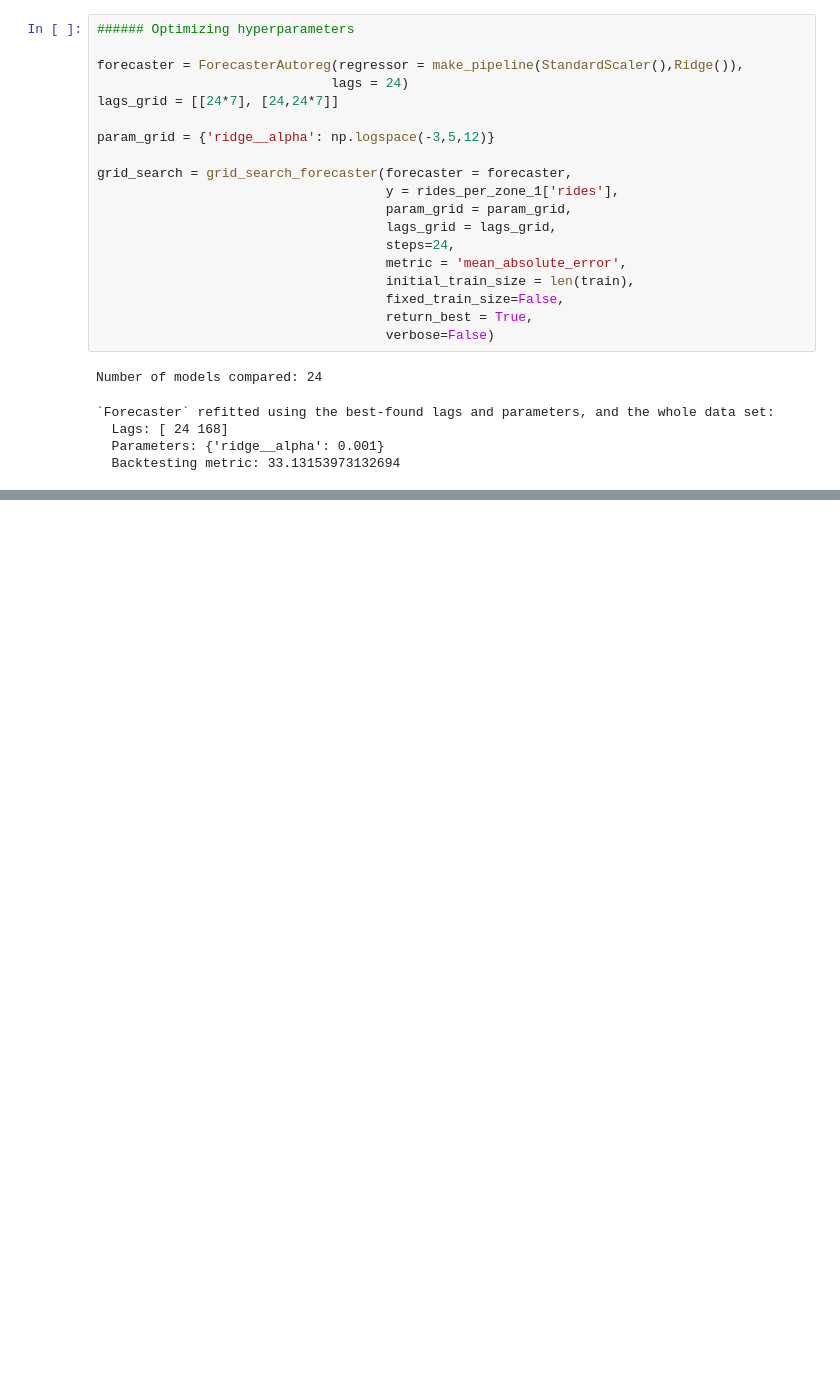
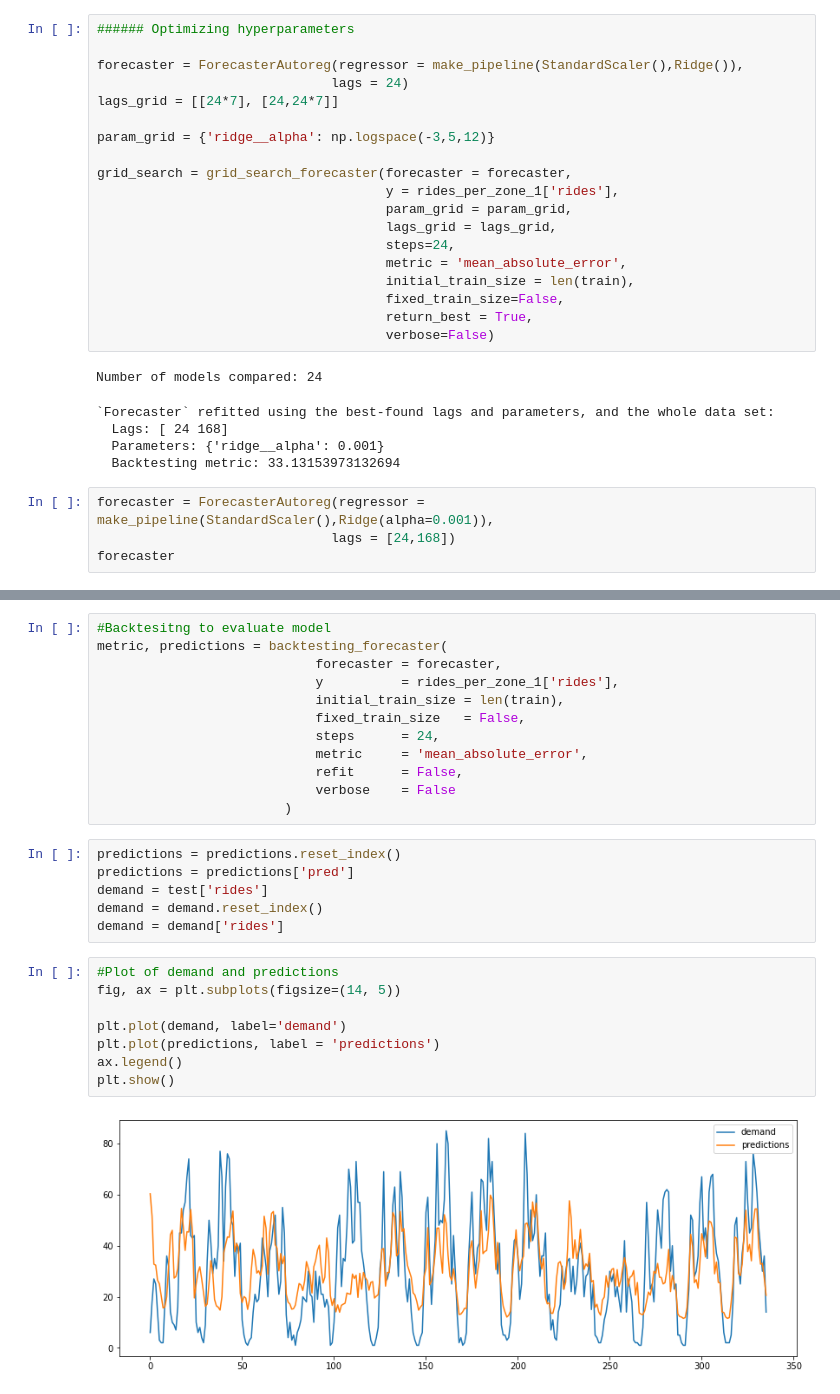
Before and after one commit to paulamartinm/bicimad_prevision_tfm, a Jupyter notebook: Notebooks/4. Models demand per zones.ipynb, the cells around one changed output, grey strips where cells are left out. Cells and saved outputs as stored; diff of their text form; blank space fills up the shorter version.

```diff
--- a/Notebooks/4. Models demand per zones.ipynb
+++ b/Notebooks/4. Models demand per zones.ipynb
@@ -974,3 +969,7 @@ Number of models compared: 24
   Lags: [ 24 168]
   Parameters: {'ridge__alpha': 0.001}
   Backtesting metric: 33.13153973132694
+# %%
+forecaster = ForecasterAutoreg(regressor = make_pipeline(StandardScaler(),Ridge(alpha=0.001)),
+                              lags = [24,168])
+forecaster
@@ -976,0 +994,28 @@ Number of models compared: 24
+# %%
+#Backtesitng to evaluate model
+metric, predictions = backtesting_forecaster(
+                            forecaster = forecaster,
+                            y          = rides_per_zone_1['rides'],
+                            initial_train_size = len(train),
+                            fixed_train_size   = False,
+                            steps      = 24,
+                            metric     = 'mean_absolute_error',
+                            refit      = False,
+                            verbose    = False
+                        )
+# %%
+predictions = predictions.reset_index()
+predictions = predictions['pred']
+demand = test['rides']
+demand = demand.reset_index()
+demand = demand['rides']
+# %%
+#Plot of demand and predictions
+fig, ax = plt.subplots(figsize=(14, 5))
+
+plt.plot(demand, label='demand')
+plt.plot(predictions, label = 'predictions')
+ax.legend()
+plt.show()
+# %% [output]
+[figure, added]
```
Also changed, not shown: parts of 94 cells of this notebook.
